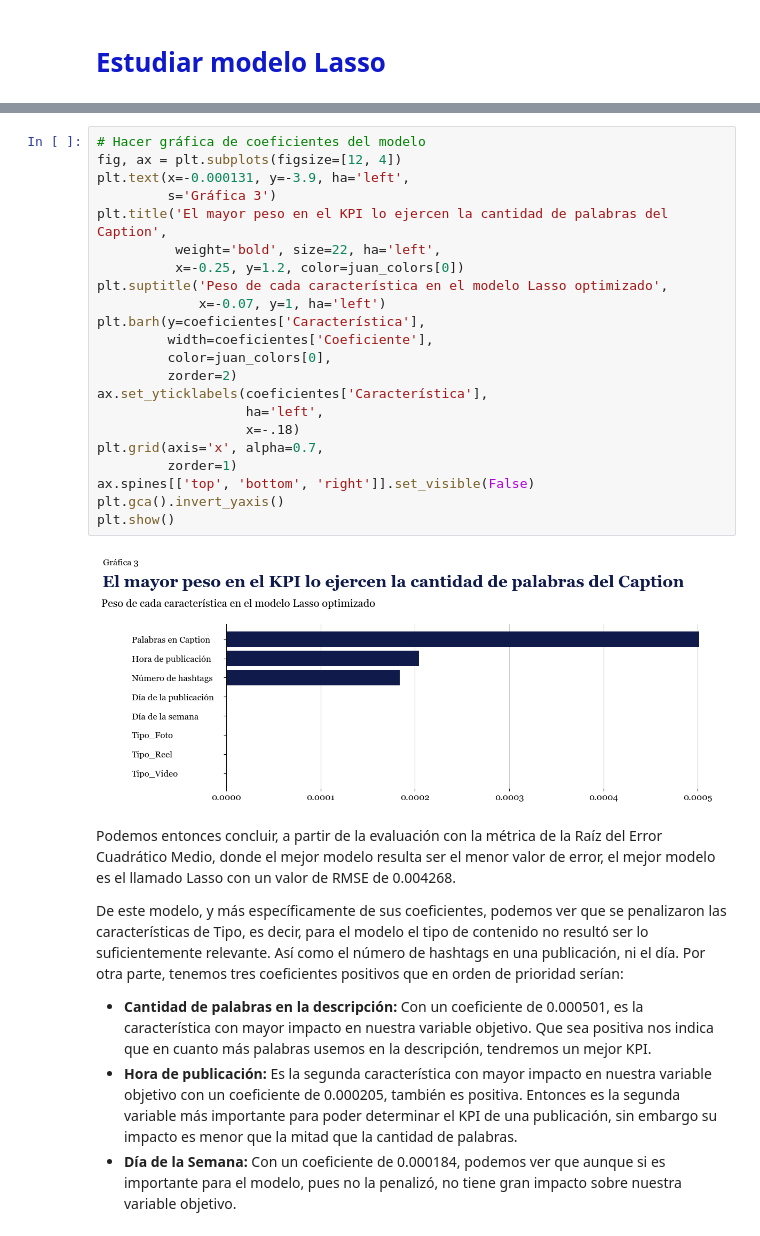
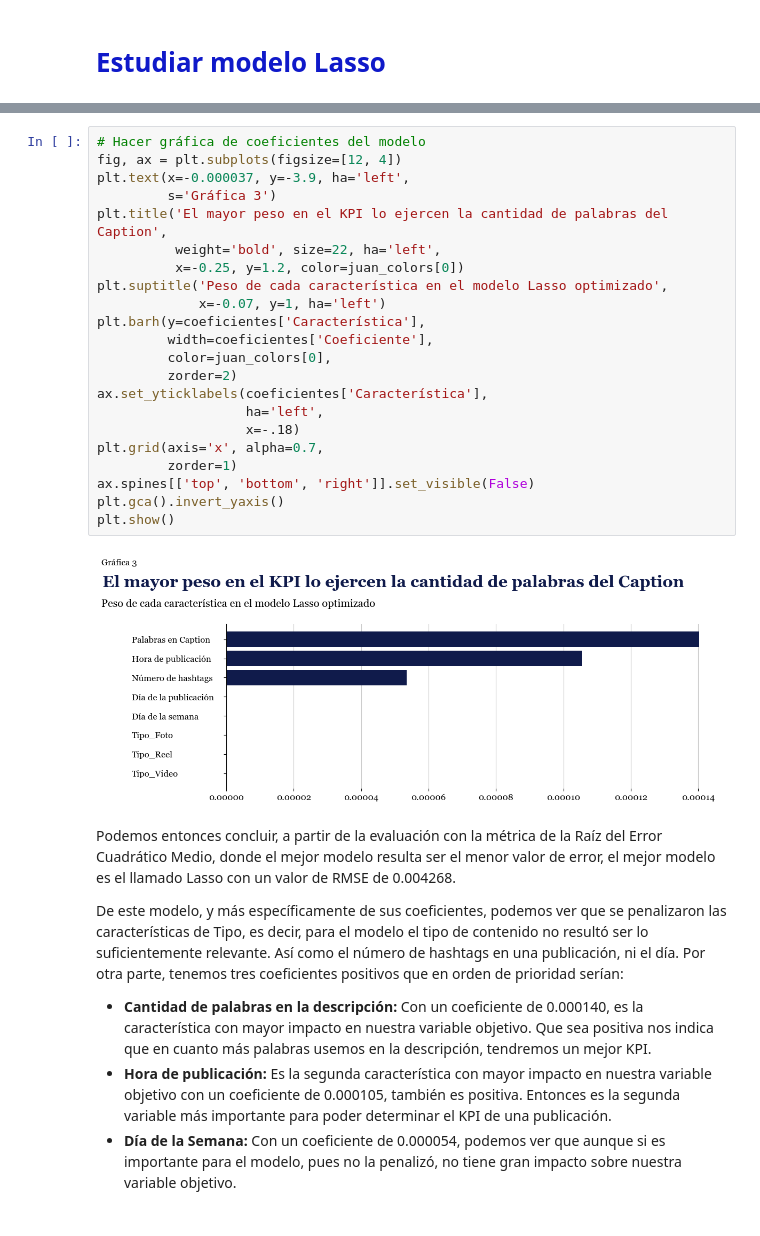
Before and after one commit to juanramosdataexpert/Norte-oInsights, a Jupyter notebook: Notebooks/build_model.ipynb, the cells around one changed output, grey strips where cells are left out. Saved outputs shown, nothing was run; the diff lists cells and outputs as text.

Commit message:
Improve model

```diff
--- a/Notebooks/build_model.ipynb
+++ b/Notebooks/build_model.ipynb
@@ -490,31 +533,31 @@ coeficientes
 # %%
 # Hacer gráfica de coeficientes del modelo
 fig, ax = plt.subplots(figsize=[12, 4])
-plt.text(x=-0.000131, y=-3.9, ha='left',
+plt.text(x=-0.000037, y=-3.9, ha='left',
          s='Gráfica 3')
 plt.title('El mayor peso en el KPI lo ejercen la cantidad de palabras del Caption',
           weight='bold', size=22, ha='left',
           x=-0.25, y=1.2, color=juan_colors[0])
 plt.suptitle('Peso de cada característica en el modelo Lasso optimizado',
              x=-0.07, y=1, ha='left')
 plt.barh(y=coeficientes['Característica'],
          width=coeficientes['Coeficiente'],
          color=juan_colors[0],
          zorder=2)
 ax.set_yticklabels(coeficientes['Característica'],
                    ha='left',
                    x=-.18)
 plt.grid(axis='x', alpha=0.7,
          zorder=1)
 ax.spines[['top', 'bottom', 'right']].set_visible(False)
 plt.gca().invert_yaxis()
 plt.show()
 # %% [output]
-[figure, old version]
+[figure, new version]
 # %% [markdown]
 Podemos entonces concluir, a partir de la evaluación con la métrica de la Raíz del Error Cuadrático Medio, donde el mejor modelo resulta ser el menor valor de error, el mejor modelo es el llamado Lasso con un valor de RMSE de 0.004268.
 
 De este modelo, y más específicamente de sus coeficientes, podemos ver que se penalizaron las características de Tipo, es decir, para el modelo el tipo de contenido no resultó ser lo suficientemente relevante. Así como el número de hashtags en una publicación, ni el día. Por otra parte, tenemos tres coeficientes positivos que en orden de prioridad serían:
-- **Cantidad de palabras en la descripción:** Con un coeficiente de 0.000501, es la característica con mayor impacto en nuestra variable objetivo. Que sea positiva nos indica que en cuanto más palabras usemos en la descripción, tendremos un mejor KPI.
-- **Hora de publicación:** Es la segunda característica con mayor impacto en nuestra variable objetivo con un coeficiente de 0.000205, también es positiva. Entonces es la segunda variable más importante para poder determinar el KPI de una publicación, sin embargo su impacto es menor que la mitad que la cantidad de palabras.
-- **Día de la Semana:** Con un coeficiente de 0.000184, podemos ver que aunque si es importante para el modelo, pues no la penalizó, no tiene gran impacto sobre nuestra variable objetivo.
+- **Cantidad de palabras en la descripción:** Con un coeficiente de 0.000140, es la característica con mayor impacto en nuestra variable objetivo. Que sea positiva nos indica que en cuanto más palabras usemos en la descripción, tendremos un mejor KPI.
+- **Hora de publicación:** Es la segunda característica con mayor impacto en nuestra variable objetivo con un coeficiente de 0.000105, también es positiva. Entonces es la segunda variable más importante para poder determinar el KPI de una publicación.
+- **Día de la Semana:** Con un coeficiente de 0.000054, podemos ver que aunque si es importante para el modelo, pues no la penalizó, no tiene gran impacto sobre nuestra variable objetivo.
```
Also changed, not shown: parts of 19 cells of this notebook.
